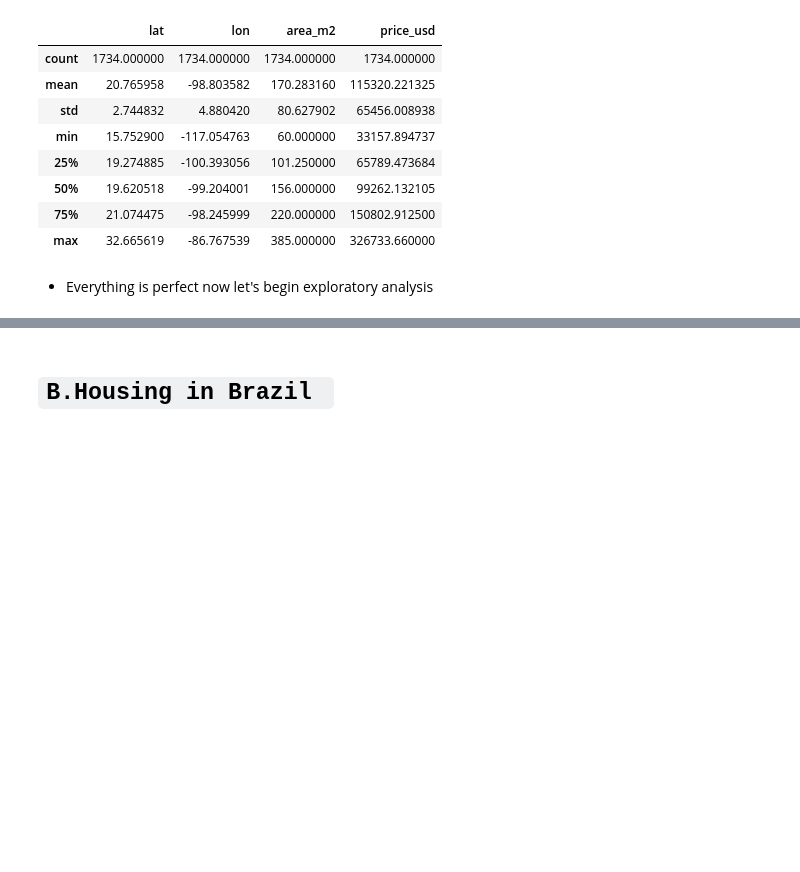
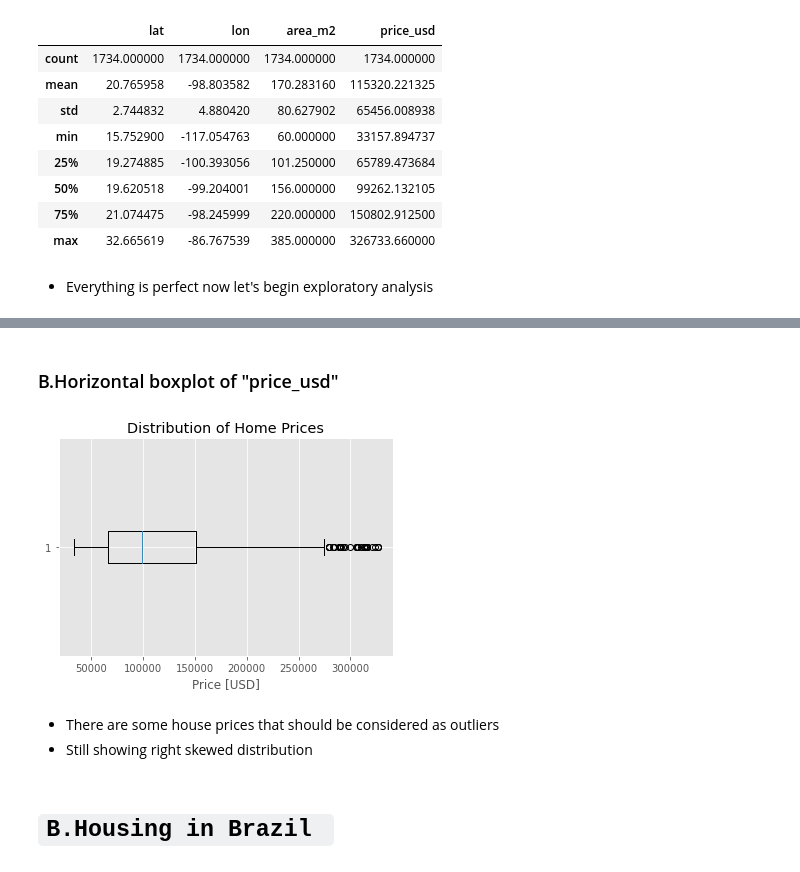
Before and after one commit to Harriet-ngomo/Real-estate-analysis-mexico-brazil, a Jupyter notebook: index.ipynb, the cells around one changed output, grey strips where cells are left out. Drawn from its saved outputs; the diff is of its cells as text; code cells hidden in the pictures; blank space fills up the shorter version.

```diff
--- a/index.ipynb
+++ b/index.ipynb
@@ -418,3 +561,17 @@ df.describe()
+# %% [markdown]
+### B.Horizontal boxplot of "price_usd"
+# %%
+# Use Matplotlib to create boxplot of "price_usd"
+plt.boxplot(df["price_usd"],vert=False)
+# Add x-label axis
+plt.xlabel("Price [USD]")
+# Add y-label axis
+plt.title("Distribution of Home Prices");
+# %% [output]
+[figure, added]
+# %% [markdown]
+- There are some house prices that should be considered as outliers
+- Still showing right skewed distribution
 # %% [markdown]
 # ``B.Housing in Brazil ``
 # %% [markdown]
```
Also changed, not shown: parts of 22 cells of this notebook.
